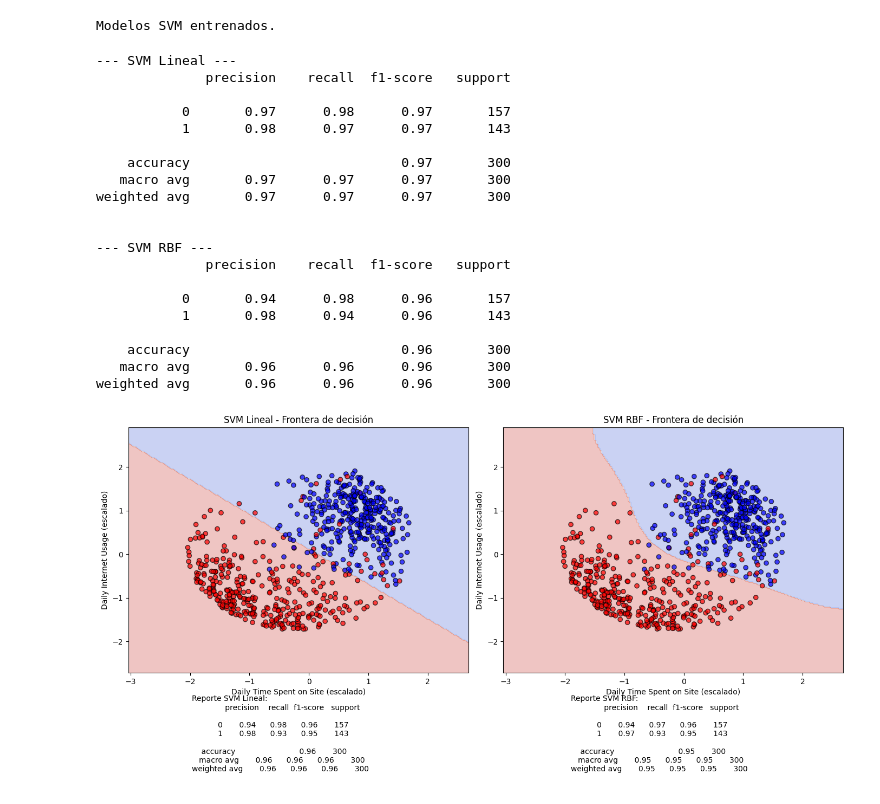
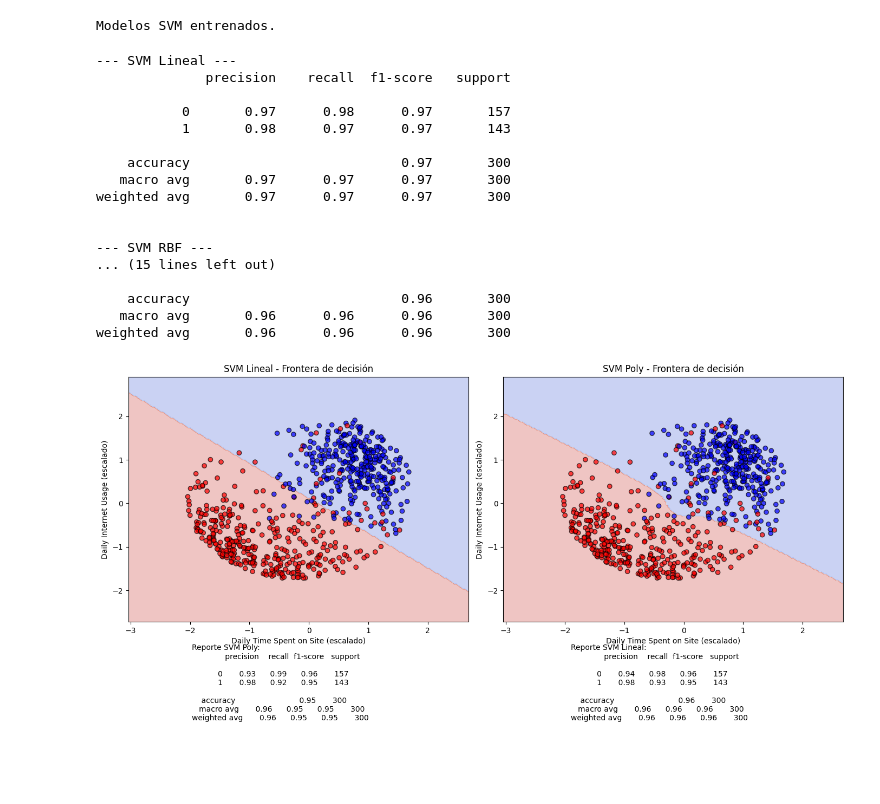
Before and after one commit to Dreyeles/jupyter_modDatos, a Jupyter notebook: s08_clasificacion_svm/notebooks/advertising_svm.ipynb, the cells around one changed output. Saved outputs shown, nothing was run; the diff lists cells and outputs as text; code cells hidden in the pictures; blank space fills up the shorter version.

```diff
--- a/s08_clasificacion_svm/notebooks/advertising_svm.ipynb
+++ b/s08_clasificacion_svm/notebooks/advertising_svm.ipynb
@@ -85,7 +137,9 @@ svm_linear.fit(X_train_scaled, y_train)
 svm_rbf = SVC(kernel='rbf')
 svm_rbf.fit(X_train_scaled, y_train)
 
-# Modelo 3: Kernel Polinómico #tarea
+# Modelo 3: Kernel Polinómico (tarea)
+svm_poly = SVC(kernel='poly', degree=3)
+svm_poly.fit(X_train_scaled, y_train)
 
 print("Modelos SVM entrenados.")
 # %% [output]
@@ -95,11 +149,16 @@ from sklearn.metrics import classification_report
 
 pred_linear = svm_linear.predict(X_test_scaled)
 pred_rbf = svm_rbf.predict(X_test_scaled)
+pred_poly = svm_poly.predict(X_test_scaled)
 
 print("--- SVM Lineal ---")
 print(classification_report(y_test, pred_linear))
+
 print("\n--- SVM RBF ---")
 print(classification_report(y_test, pred_rbf))
+
+print("\n--- SVM Poly ---")
+print(classification_report(y_test, pred_poly))
 # %% [output]
 --- SVM Lineal ---
               precision    recall  f1-score   support
@@ -113,10 +172,7 @@ weighted avg       0.97      0.97      0.97       300
 
 
 --- SVM RBF ---
-              precision    recall  f1-score   support
-
-           0       0.94      0.98      0.96       157
-           1       0.98      0.94      0.96       143
+... (15 lines left out)
 
     accuracy                           0.96       300
    macro avg       0.96      0.96      0.96       300
@@ -135,20 +191,19 @@ X2_train_scaled = scaler2.fit_transform(X2_train)
 X2_test_scaled = scaler2.transform(X2_test)
 
 svm_linear_2d = SVC(kernel='linear')
-svm_linear.fit(X2_train_scaled, y_train)
-
-svm_rbf_2d = SVC(kernel='rbf')
-svm_rbf_2d.fit(X2_train_scaled, y_train)
-
-# Entrena ambos modelos solo con esas dos variables
 svm_linear_2d.fit(X2_train_scaled, y_train)
 
 svm_rbf_2d = SVC(kernel='rbf')
 svm_rbf_2d.fit(X2_train_scaled, y_train)
 
+svm_poly_2d = SVC(kernel='poly', degree=3) #tarea
+svm_poly_2d.fit(X2_train_scaled, y_train)
+
+
 # Predicciones para el test con solo dos variables
 pred_linear_2d = svm_linear_2d.predict(X2_test_scaled)
 pred_rbf_2d = svm_rbf_2d.predict(X2_test_scaled)
+pred_poly_2d = svm_poly_2d.predict(X2_test_scaled) #tarea
 
 # Crear malla para graficar la frontera
 x_min, x_max = X2_train_scaled[:, 0].min()-1, X2_train_scaled[:, 0].max()+1
@@ -159,40 +214,56 @@ grid = np.c_[xx.ravel(), yy.ravel()]
 # Predicciones para la malla
 Z_linear = svm_linear_2d.predict(grid).reshape(xx.shape)
 Z_rbf = svm_rbf_2d.predict(grid).reshape(xx.shape)
+Z_poly = svm_poly_2d.predict(grid).reshape(xx.shape) #tarea
 
 plt.figure(figsize=(14,7))
 
 # Frontera SVM Lineal
 plt.subplot(1,2,1)
 plt.contourf(xx, yy, Z_linear, alpha=0.3, cmap='coolwarm')
 plt.scatter(X2_train_scaled[:,0], X2_train_scaled[:,1], c=y_train, cmap='bwr', edgecolor='k', alpha=0.7)
 plt.title('SVM Lineal - Frontera de decisión')
 plt.xlabel('Daily Time Spent on Site (escalado)')
 plt.ylabel('Daily Internet Usage (escalado)')
 
 # Frontera SVM RBF
+#plt.subplot(1,2,2)
+#plt.contourf(xx, yy, Z_rbf, alpha=0.3, cmap='coolwarm')
+#plt.scatter(X2_train_scaled[:,0], X2_train_scaled[:,1], c=y_train, cmap='bwr', edgecolor='k', alpha=0.7)
+#plt.title('SVM RBF - Frontera de decisión')
+#plt.xlabel('Daily Time Spent on Site (escalado)')
+#plt.ylabel('Daily Internet Usage (escalado)')
+
+# Frontera SVM RBF
 plt.subplot(1,2,2)
-plt.contourf(xx, yy, Z_rbf, alpha=0.3, cmap='coolwarm')
+plt.contourf(xx, yy, Z_poly, alpha=0.3, cmap='coolwarm')
 plt.scatter(X2_train_scaled[:,0], X2_train_scaled[:,1], c=y_train, cmap='bwr', edgecolor='k', alpha=0.7)
-plt.title('SVM RBF - Frontera de decisión')
+plt.title('SVM Poly - Frontera de decisión')
 plt.xlabel('Daily Time Spent on Site (escalado)')
 plt.ylabel('Daily Internet Usage (escalado)')
+
+
 
 plt.tight_layout()
 plt.subplots_adjust(bottom=0.3)  # Deja más espacio abajo
 
 # Reportes debajo de los gráficos
+#plt.figtext(
+#    0.13, 0.02,
+#    "Reporte SVM Lineal:\n" + classification_report(y_test, pred_linear_2d),
+#    wrap=True, ha='left', fontsize=10
+#)
 plt.figtext(
-    0.13, 0.02,
+    0.63, 0.02,
     "Reporte SVM Lineal:\n" + classification_report(y_test, pred_linear_2d),
     wrap=True, ha='left', fontsize=10
 )
 plt.figtext(
-    0.63, 0.02,
-    "Reporte SVM RBF:\n" + classification_report(y_test, pred_rbf_2d),
+    0.13, 0.02,
+    "Reporte SVM Poly:\n" + classification_report(y_test, pred_poly_2d),
     wrap=True, ha='left', fontsize=10
 )
 
 plt.show()
 # %% [output]
-[figure, old version]
+[figure, new version]
```
Also changed, not shown: parts of 3 cells of this notebook, 1 other file.
